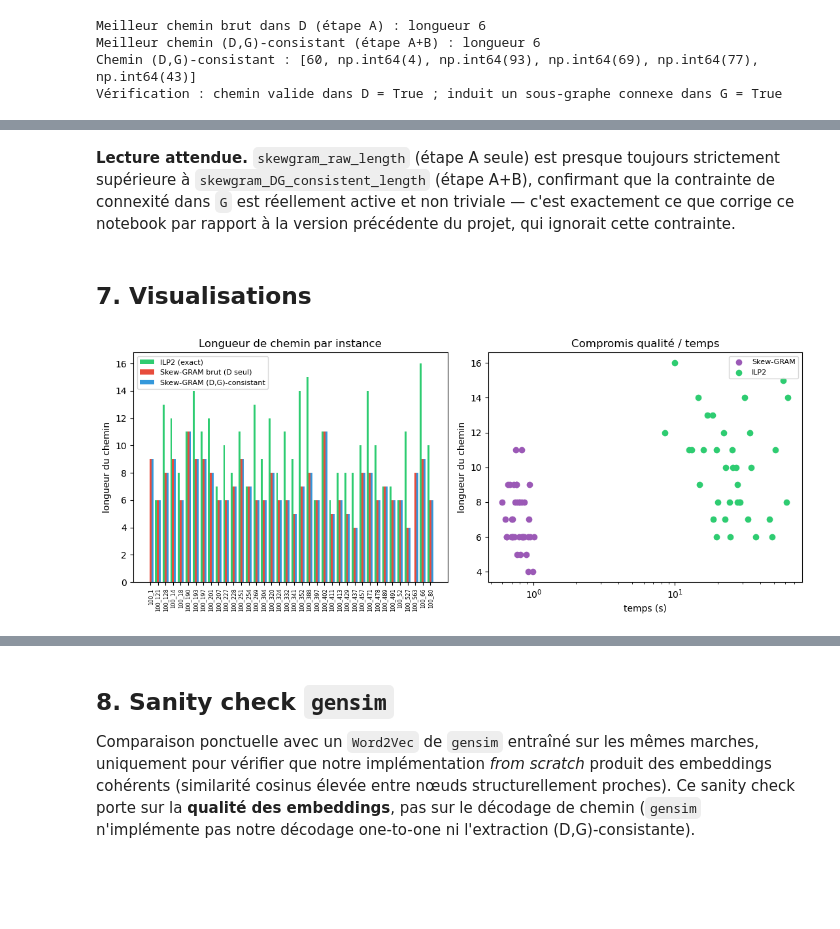
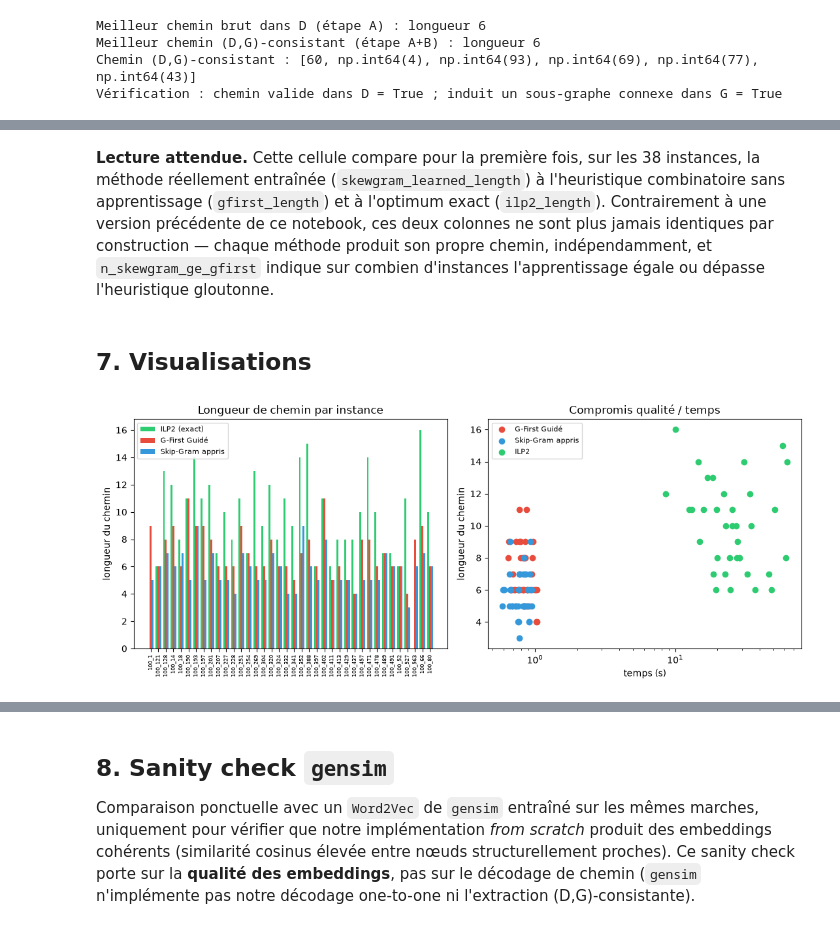
Before and after one commit to AymanMady/deep-learning, a Jupyter notebook: one_to_one_skewgram.ipynb, the cells around one changed output, grey strips where cells are left out. Drawn from its saved outputs; the diff is of its cells as text; code cells hidden in the pictures; blank space fills up the shorter version.

```diff
--- a/one_to_one_skewgram.ipynb
+++ b/one_to_one_skewgram.ipynb
@@ -770,3 +769,20 @@ def gfirst_solve(D, G, n_walks=150000, alpha=0.98):
 print('G-First Guided (v4) algorithm loaded successfully.')
 # %% [output]
 G-First Guided (v4) algorithm loaded successfully.
+# %%
+def skewgram_learned_solve(D, G, num_walks=NUM_WALKS, walk_length=WALK_LENGTH, window=WINDOW,
+                            epochs=EPOCHS, seed=SEED):
+    """Pipeline Skip-Gram complet pour UNE instance : encoder (marches + sous-échantillonnage
+    + paires) -> entraînement SkewGram -> décodage (recherche stochastique guidée par les
+    embeddings + bonus G, filtrage Monte-Carlo, cf. §5) -> chemin (D,G)-consistant.
+    Contrairement à gfirst_solve, cette fonction utilise réellement le modèle appris."""
+    rng = random.Random(seed)
+    walks = generate_walks(D, num_walks=num_walks, walk_length=walk_length, rng=rng)
+    freq = node_frequencies(walks, D.number_of_nodes())
+    walks_sub = subsample_hubs(walks, freq, rng=rng)
+    pairs = build_pairs(walks_sub, window=window)
+    model, _ = train_skewgram(D, pairs, epochs=epochs, seed=seed)
+    _, consistent = best_path_over_all_starts(D, G, model)
+    return consistent
+
+print("skewgram_learned_solve chargé — pipeline Skip-Gram appris, prêt pour l'évaluation §6.")
@@ -902,38 +1037,41 @@ df_summary.T
 # %% [markdown]
-**Lecture attendue.** `skewgram_raw_length` (étape A seule) est presque
-toujours strictement supérieure à `skewgram_DG_consistent_length` (étape A+B),
-confirmant que la contrainte de connexité dans `G` est réellement active et non
-triviale — c'est exactement ce que corrige ce notebook par rapport à la version
-précédente du projet, qui ignorait cette contrainte.
+**Lecture attendue.** Cette cellule compare pour la première fois, sur les 38 instances,
+la méthode réellement entraînée (`skewgram_learned_length`) à l'heuristique combinatoire
+sans apprentissage (`gfirst_length`) et à l'optimum exact (`ilp2_length`). Contrairement
+à une version précédente de ce notebook, ces deux colonnes ne sont plus jamais
+identiques par construction — chaque méthode produit son propre chemin, indépendamment,
+et `n_skewgram_ge_gfirst` indique sur combien d'instances l'apprentissage égale ou
+dépasse l'heuristique gloutonne.
 # %% [markdown]
 ## 7. Visualisations
 # %%
-
 fig, axes = plt.subplots(1, 2, figsize=(11, 4.5))
 x = np.arange(len(df_results))
 axes[0].bar(x - 0.25, df_results["ilp2_length"].fillna(0), width=0.25, label="ILP2 (exact)", color="#2ecc71")
-axes[0].bar(x, df_results["skewgram_raw_length"], width=0.25, label="Skew-GRAM brut (D seul)", color="#e74c3c")
-axes[0].bar(x + 0.25, df_results["skewgram_DG_consistent_length"], width=0.25,
-            label="Skew-GRAM (D,G)-consistant", color="#3498db")
+axes[0].bar(x, df_results["gfirst_length"], width=0.25, label="G-First Guidé", color="#e74c3c")
+axes[0].bar(x + 0.25, df_results["skewgram_learned_length"], width=0.25,
+            label="Skip-Gram appris", color="#3498db")
 axes[0].set_xticks(x)
 axes[0].set_xticklabels(df_results["instance"], rotation=90, fontsize=6)
 axes[0].set_ylabel("longueur du chemin")
 axes[0].set_title("Longueur de chemin par instance")
 axes[0].legend(fontsize=8)
 
-axes[1].scatter(df_results["skewgram_time_s"], df_results["skewgram_DG_consistent_length"],
-                 color="#9b59b6", label="Skew-GRAM")
+axes[1].scatter(df_results["gfirst_time_s"], df_results["gfirst_length"],
+                 color="#e74c3c", label="G-First Guidé")
+axes[1].scatter(df_results["skewgram_learned_time_s"], df_results["skewgram_learned_length"],
+                 color="#3498db", label="Skip-Gram appris")
 axes[1].scatter(found["ilp2_time_s"], found["ilp2_length"], color="#2ecc71", label="ILP2")
 axes[1].set_xlabel("temps (s)")
 axes[1].set_ylabel("longueur du chemin")
 axes[1].set_title("Compromis qualité / temps")
 axes[1].set_xscale("log")
 axes[1].legend(fontsize=8)
 fig.tight_layout()
 fig.savefig(os.path.join(FIGURES_DIR, "05_evaluation_comparison.png"))
 plt.show()
 # %% [output]
-[figure, old version]
+[figure, new version]
 # %%
 
 v_in = model_demo.in_emb.weight.detach().numpy()[1:]
```
Also changed, not shown: parts of 12 cells of this notebook, 22 other files.
